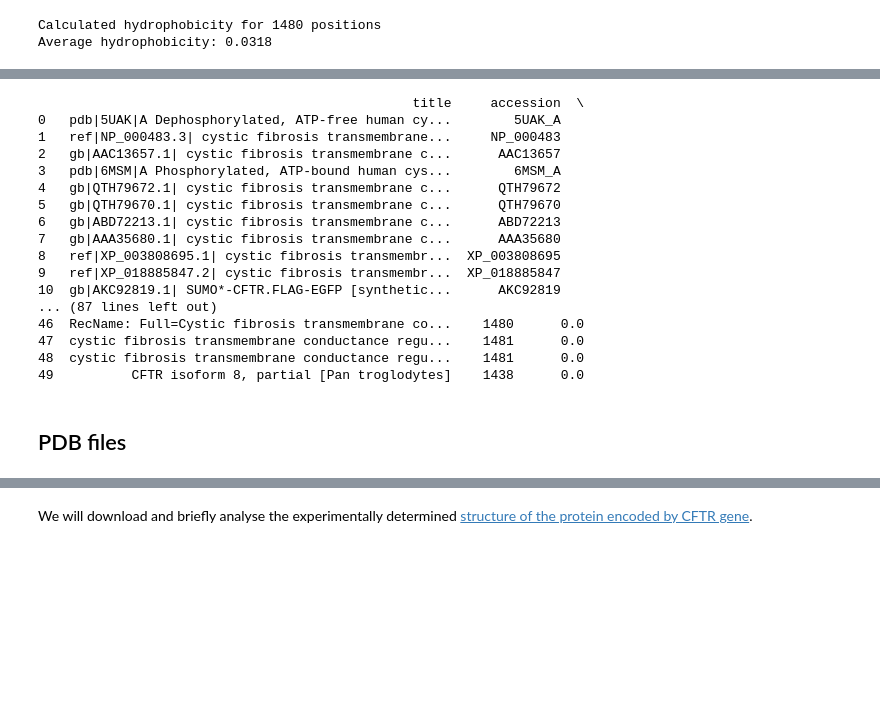
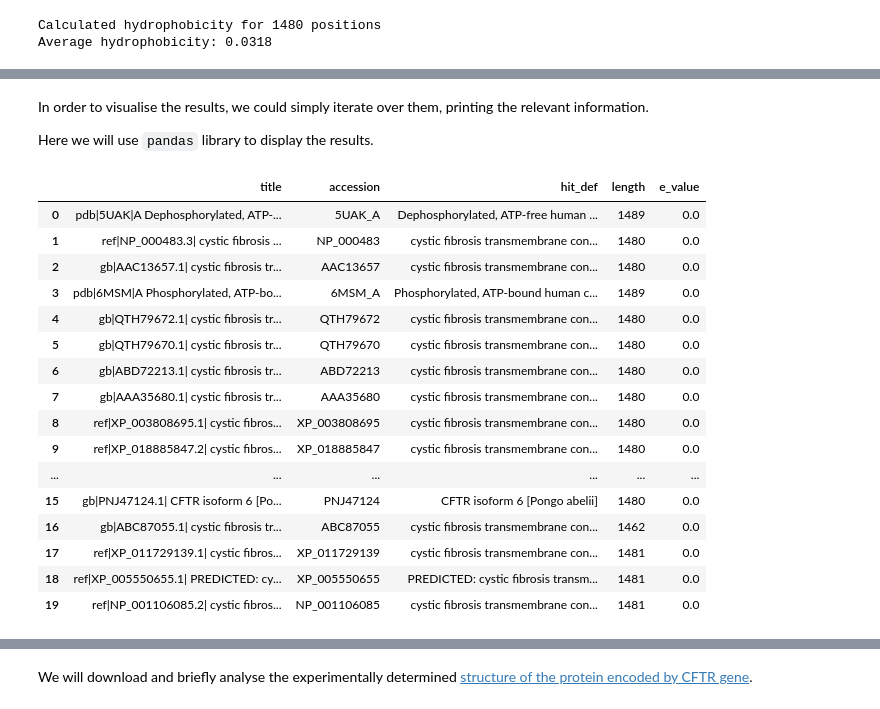
Before and after one commit to MEDC0106/PythonWorkshop, a Jupyter notebook: workshop/session_3/11_biopython_proteins.ipynb, the cells around one changed output, grey strips where cells are left out. Drawn from its saved outputs; the diff is of its cells as text; code cells hidden in the pictures; blank space fills up the shorter version.

```diff
--- a/workshop/session_3/11_biopython_proteins.ipynb
+++ b/workshop/session_3/11_biopython_proteins.ipynb
@@ -197,36 +231,39 @@ from Bio.Blast import NCBIWWW, NCBIXML
 # This code will take several minutes to run as it executes a BLAST search in NCBI cloud environment.
 query_handle = NCBIWWW.qblast("blastp", database="nr", sequence=cftr_aa.seq)
 blast_results = next(NCBIXML.parse(query_handle))
+# %% [markdown]
+In order to visualise the results, we could simply iterate over them, printing the relevant information.
+
+Here we will use `pandas` library to display the results.
 # %%
 import pandas as pd
 df = pd.DataFrame([
     {
         "title": a.title,
         "accession": a.accession,
         "hit_def": a.hit_def,
         "length": a.length,
         "e_value": a.hsps[0].expect
     }
     for a in blast_results.alignments
 ])
-print(df)
+
+df[:20]
 # %% [output]
-                                                title     accession  \
-0   pdb|5UAK|A Dephosphorylated, ATP-free human cy...        5UAK_A
-1   ref|NP_000483.3| cystic fibrosis transmembrane...     NP_000483
-2   gb|AAC13657.1| cystic fibrosis transmembrane c...      AAC13657
-3   pdb|6MSM|A Phosphorylated, ATP-bound human cys...        6MSM_A
-4   gb|QTH79672.1| cystic fibrosis transmembrane c...      QTH79672
-5   gb|QTH79670.1| cystic fibrosis transmembrane c...      QTH79670
-6   gb|ABD72213.1| cystic fibrosis transmembrane c...      ABD72213
-7   gb|AAA35680.1| cystic fibrosis transmembrane c...      AAA35680
-8   ref|XP_003808695.1| cystic fibrosis transmembr...  XP_003808695
-9   ref|XP_018885847.2| cystic fibrosis transmembr...  XP_018885847
-10  gb|AKC92819.1| SUMO*-CFTR.FLAG-EGFP [synthetic...      AKC92819
-... (87 lines left out)
-46  RecName: Full=Cystic fibrosis transmembrane co...    1480      0.0
-47  cystic fibrosis transmembrane conductance regu...    1481      0.0
-48  cystic fibrosis transmembrane conductance regu...    1481      0.0
-49          CFTR isoform 8, partial [Pan troglodytes]    1438      0.0
+|  | title | accession | hit_def | length | e_value |
+| 0 | pdb|5UAK|A Dephosphorylated, ATP-... | 5UAK_A | Dephosphorylated, ATP-free human ... | 1489 | 0.0 |
+| 1 | ref|NP_000483.3| cystic fibrosis ... | NP_000483 | cystic fibrosis transmembrane con... | 1480 | 0.0 |
+| 2 | gb|AAC13657.1| cystic fibrosis tr... | AAC13657 | cystic fibrosis transmembrane con... | 1480 | 0.0 |
+| 3 | pdb|6MSM|A Phosphorylated, ATP-bo... | 6MSM_A | Phosphorylated, ATP-bound human c... | 1489 | 0.0 |
+| 4 | gb|QTH79672.1| cystic fibrosis tr... | QTH79672 | cystic fibrosis transmembrane con... | 1480 | 0.0 |
+| 5 | gb|QTH79670.1| cystic fibrosis tr... | QTH79670 | cystic fibrosis transmembrane con... | 1480 | 0.0 |
+| 6 | gb|ABD72213.1| cystic fibrosis tr... | ABD72213 | cystic fibrosis transmembrane con... | 1480 | 0.0 |
+| 7 | gb|AAA35680.1| cystic fibrosis tr... | AAA35680 | cystic fibrosis transmembrane con... | 1480 | 0.0 |
+| 8 | ref|XP_003808695.1| cystic fibros... | XP_003808695 | cystic fibrosis transmembrane con... | 1480 | 0.0 |
+| 9 | ref|XP_018885847.2| cystic fibros... | XP_018885847 | cystic fibrosis transmembrane con... | 1480 | 0.0 |
+| ... | ... | ... | ... | ... | ... |
+| 15 | gb|PNJ47124.1| CFTR isoform 6 [Po... | PNJ47124 | CFTR isoform 6 [Pongo abelii] | 1480 | 0.0 |
+| 16 | gb|ABC87055.1| cystic fibrosis tr... | ABC87055 | cystic fibrosis transmembrane con... | 1462 | 0.0 |
+| 17 | ref|XP_011729139.1| cystic fibros... | XP_011729139 | cystic fibrosis transmembrane con... | 1481 | 0.0 |
+| 18 | ref|XP_005550655.1| PREDICTED: cy... | XP_005550655 | PREDICTED: cystic fibrosis transm... | 1481 | 0.0 |
+| 19 | ref|NP_001106085.2| cystic fibros... | NP_001106085 | cystic fibrosis transmembrane con... | 1481 | 0.0 |
-# %% [markdown]
-## PDB files
```
Also changed, not shown: parts of 34 cells of this notebook, 2 other files.
